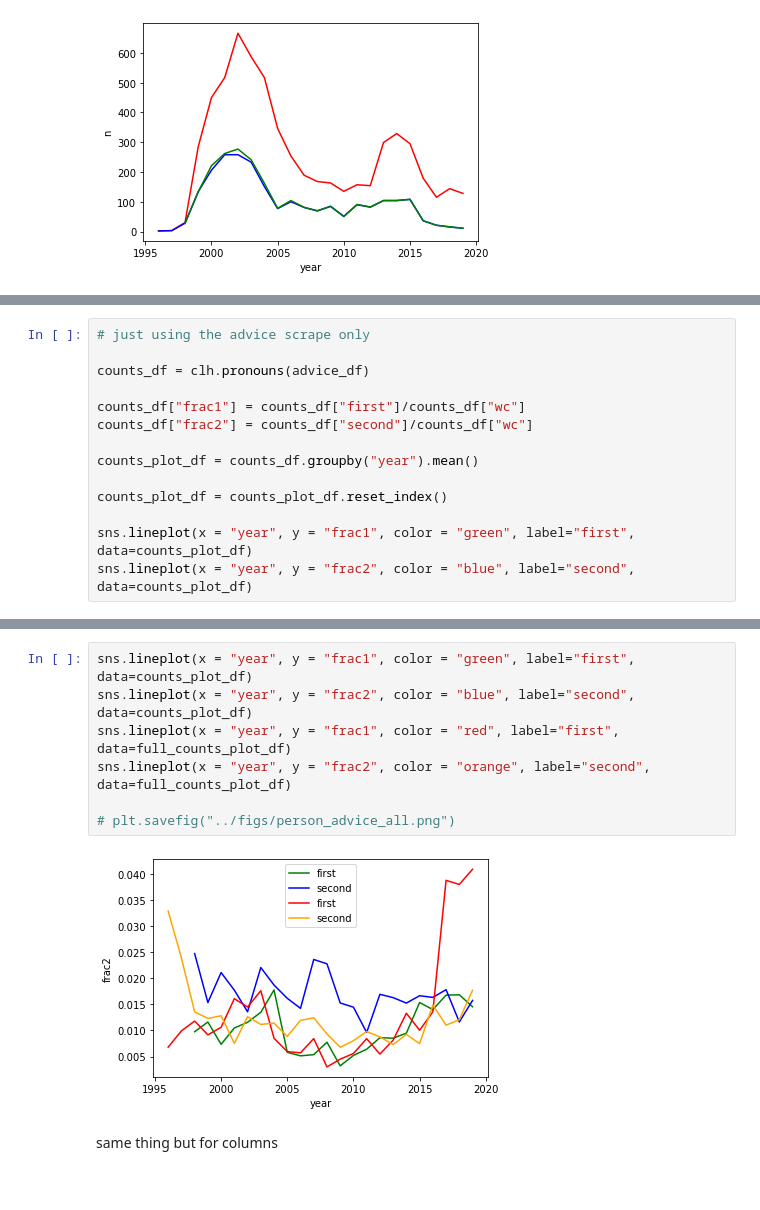
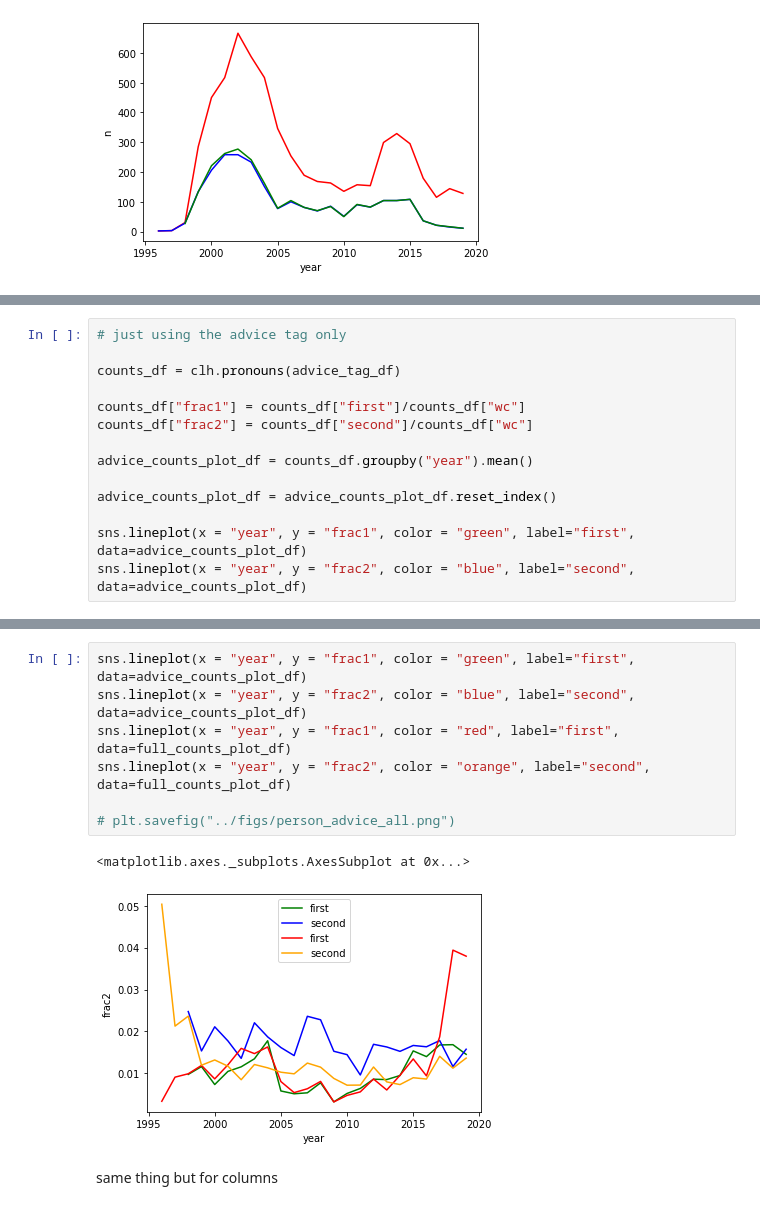
Before and after one commit to crboothb/sciencemag-careers-analysis, a Jupyter notebook: scripts/pronoun_fracs.ipynb, the cells around one changed output, grey strips where cells are left out. Saved outputs shown, nothing was run; the diff lists cells and outputs as text.

```diff
--- a/scripts/pronoun_fracs.ipynb
+++ b/scripts/pronoun_fracs.ipynb
@@ -107,14 +120,14 @@ sns.lineplot(x = "year", y = "frac2", color = "blue", label="second", data=count
 # %%
-# just using the advice scrape only
+# just using the advice tag only
 
-counts_df = clh.pronouns(advice_df)
+counts_df = clh.pronouns(advice_tag_df)
 
 counts_df["frac1"] = counts_df["first"]/counts_df["wc"]
 counts_df["frac2"] = counts_df["second"]/counts_df["wc"]
 
-counts_plot_df = counts_df.groupby("year").mean()
+advice_counts_plot_df = counts_df.groupby("year").mean()
 
-counts_plot_df = counts_plot_df.reset_index()
+advice_counts_plot_df = advice_counts_plot_df.reset_index()
 
-sns.lineplot(x = "year", y = "frac1", color = "green", label="first", data=counts_plot_df)
-sns.lineplot(x = "year", y = "frac2", color = "blue", label="second", data=counts_plot_df)
+sns.lineplot(x = "year", y = "frac1", color = "green", label="first", data=advice_counts_plot_df)
+sns.lineplot(x = "year", y = "frac2", color = "blue", label="second", data=advice_counts_plot_df)
@@ -141,12 +165,13 @@ sns.lineplot(x = "year", y = "frac2", color = "orange", label="second", data=ful
 # %%
-sns.lineplot(x = "year", y = "frac1", color = "green", label="first", data=counts_plot_df)
-sns.lineplot(x = "year", y = "frac2", color = "blue", label="second", data=counts_plot_df)
+sns.lineplot(x = "year", y = "frac1", color = "green", label="first", data=advice_counts_plot_df)
+sns.lineplot(x = "year", y = "frac2", color = "blue", label="second", data=advice_counts_plot_df)
 sns.lineplot(x = "year", y = "frac1", color = "red", label="first", data=full_counts_plot_df)
 sns.lineplot(x = "year", y = "frac2", color = "orange", label="second", data=full_counts_plot_df)
 
 # plt.savefig("../figs/person_advice_all.png")
 # %% [output]
+<matplotlib.axes._subplots.AxesSubplot at 0x...>
-[figure, old version]
+[figure, new version]
 # %% [markdown]
 same thing but for columns
 # %%
```
Also changed, not shown: parts of 8 cells of this notebook, 1 other file.
